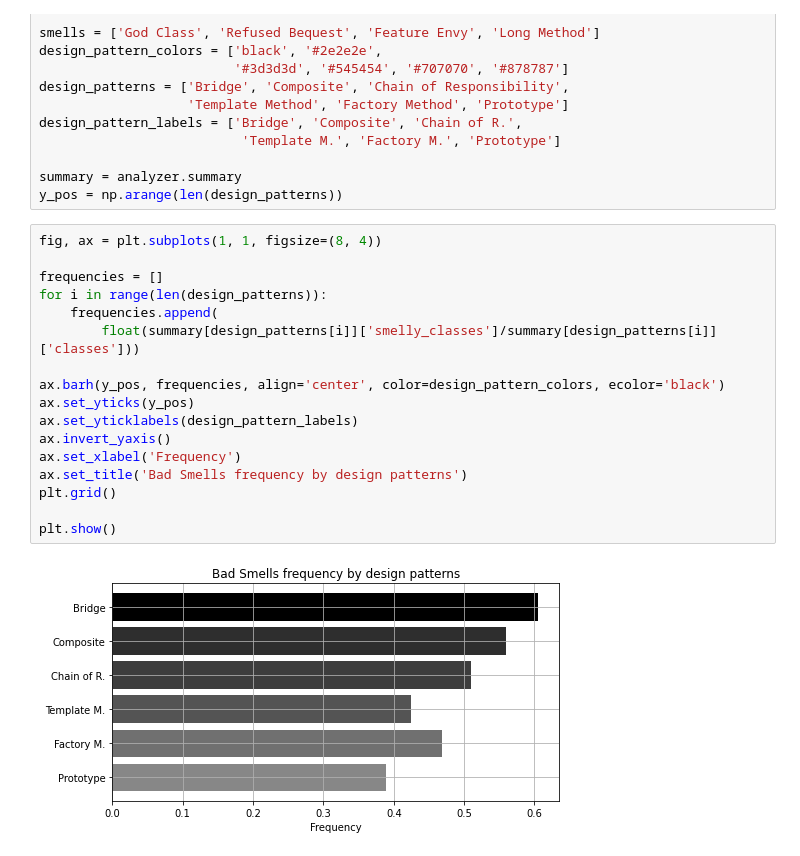
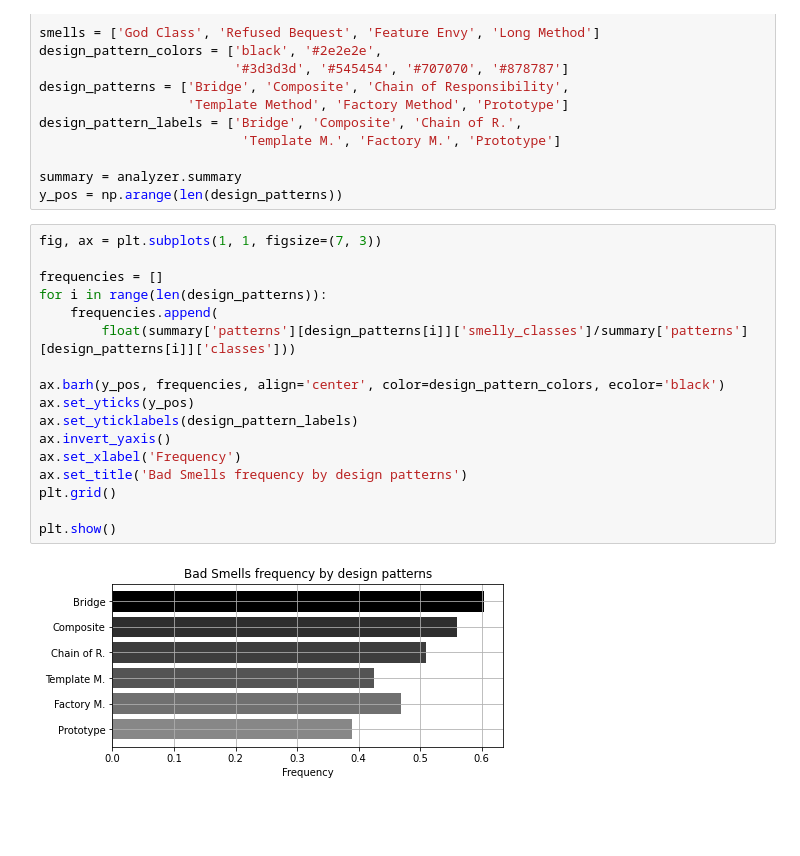
Before and after one commit to rafaatsouza/ese-design-patern-and-smells, a Jupyter notebook: frequency-analyzer/source/frequency.ipynb, the cells around one changed output. Saved outputs shown, nothing was run; the diff lists cells and outputs as text; blank space fills up the shorter version.

Commit message:
Adds info about the smells

```diff
--- a/frequency-analyzer/source/frequency.ipynb
+++ b/frequency-analyzer/source/frequency.ipynb
@@ -18,22 +18,22 @@ design_pattern_labels = ['Bridge', 'Composite', 'Chain of R.',
 summary = analyzer.summary
 y_pos = np.arange(len(design_patterns))
 # %%
-fig, ax = plt.subplots(1, 1, figsize=(8, 4))
+fig, ax = plt.subplots(1, 1, figsize=(7, 3))
 
 frequencies = []
 for i in range(len(design_patterns)):
     frequencies.append(
-        float(summary[design_patterns[i]]['smelly_classes']/summary[design_patterns[i]]['classes']))
+        float(summary['patterns'][design_patterns[i]]['smelly_classes']/summary['patterns'][design_patterns[i]]['classes']))
 
 ax.barh(y_pos, frequencies, align='center', color=design_pattern_colors, ecolor='black')
 ax.set_yticks(y_pos)
 ax.set_yticklabels(design_pattern_labels)
 ax.invert_yaxis()
 ax.set_xlabel('Frequency')
 ax.set_title('Bad Smells frequency by design patterns')
 plt.grid()
 
 plt.show()
 # %% [output]
-[figure, old version]
+[figure, new version]
 # %%
```
Also changed, not shown: parts of 2 cells of this notebook, 1 other file.
